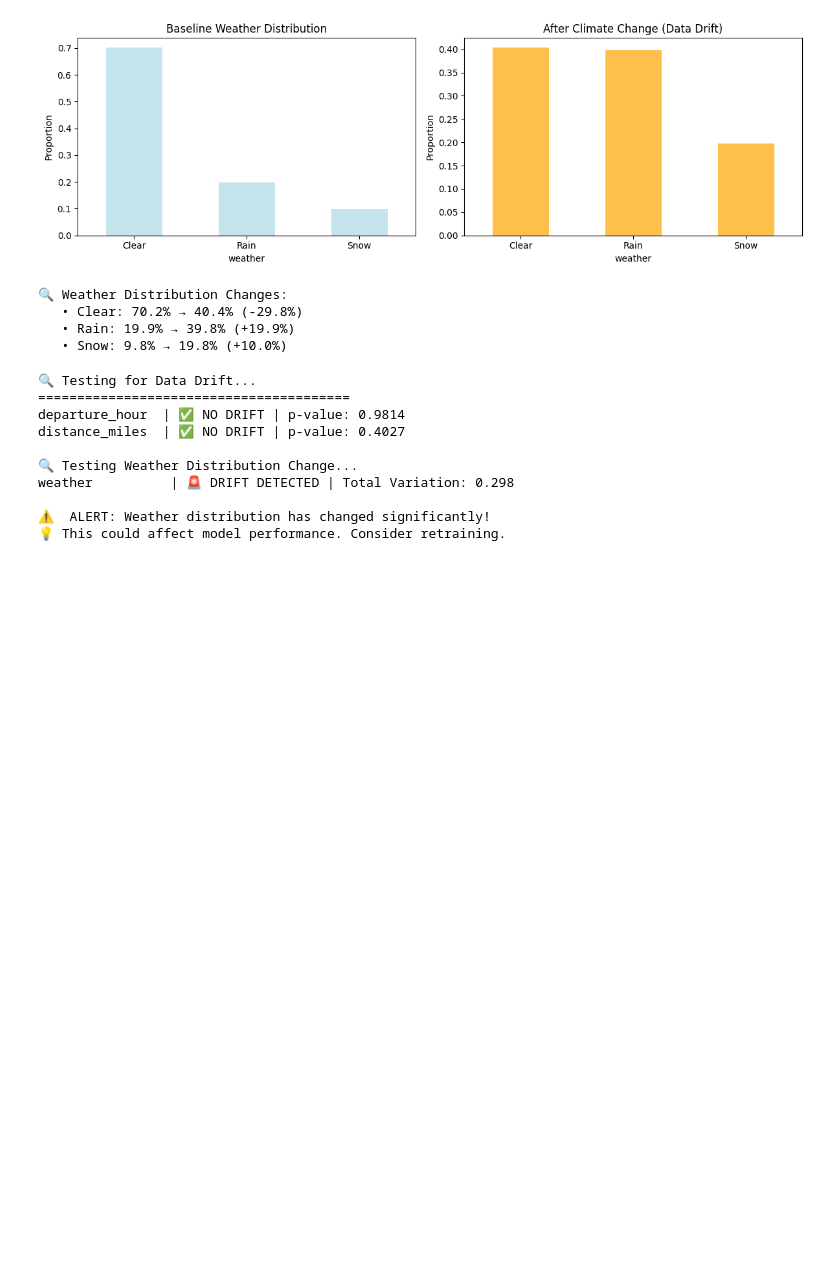
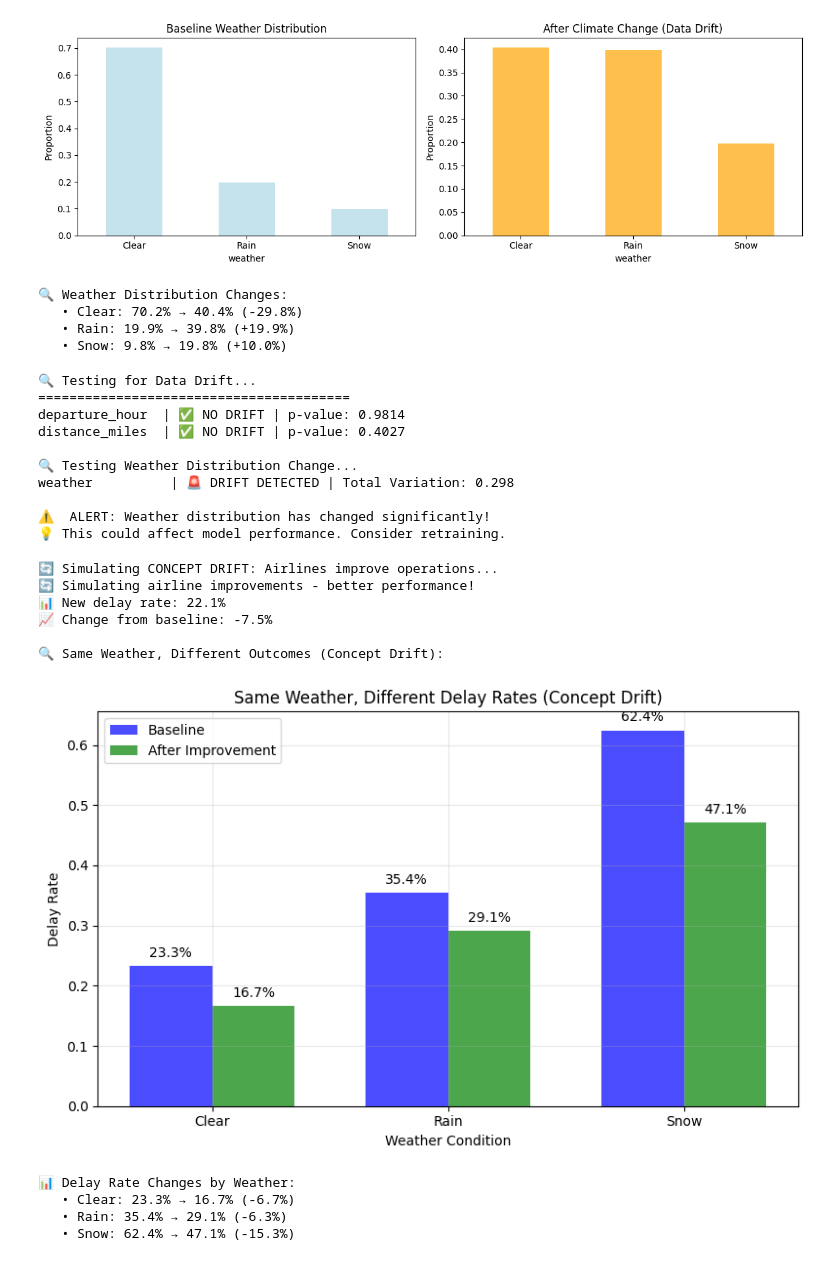
Before and after one commit to mlops-codes/session-demos, a Jupyter notebook: demo-5/drift.ipynb, the cells around one changed output. Saved outputs shown, nothing was run; the diff lists cells and outputs as text; code cells hidden in the pictures; blank space fills up the shorter version.

Commit message:
Concept Drift and Report

```diff
--- a/demo-5/drift.ipynb
+++ b/demo-5/drift.ipynb
@@ -346,3 +346,60 @@ weather          | 🚨 DRIFT DETECTED | Total Variation: 0.298
 
 ⚠️  ALERT: Weather distribution has changed significantly!
 💡 This could affect model performance. Consider retraining.
+# %%
+# Create new data with concept drift (airlines improve)
+print("🔄 Simulating CONCEPT DRIFT: Airlines improve operations...")
+concept_drift_data = create_simple_flight_data(1000, scenario='concept_drift')
+
+print(f"📊 New delay rate: {concept_drift_data['is_delayed'].mean():.1%}")
+print(f"📈 Change from baseline: {concept_drift_data['is_delayed'].mean() - baseline_data['is_delayed'].mean():+.1%}")
+
+# Compare the same weather conditions but different delay rates
+print("\n🔍 Same Weather, Different Outcomes (Concept Drift):")
+
+baseline_weather_delays = baseline_data.groupby('weather')['is_delayed'].mean()
+concept_weather_delays = concept_drift_data.groupby('weather')['is_delayed'].mean()
+
+fig, ax = plt.subplots(figsize=(8, 5))
+x = np.arange(len(baseline_weather_delays))
+width = 0.35
+
+bars1 = ax.bar(x - width/2, baseline_weather_delays.values, width, label='Baseline', alpha=0.7, color='blue')
+bars2 = ax.bar(x + width/2, concept_weather_delays.values, width, label='After Improvement', alpha=0.7, color='green')
+
+ax.set_xlabel('Weather Condition')
+ax.set_ylabel('Delay Rate')
+ax.set_title('Same Weather, Different Delay Rates (Concept Drift)')
+ax.set_xticks(x)
+ax.set_xticklabels(baseline_weather_delays.index)
+ax.legend()
+ax.grid(True, alpha=0.3)
+
+# Add value labels on bars
+for bars in [bars1, bars2]:
+    for bar in bars:
+        height = bar.get_height()
+        ax.text(bar.get_x() + bar.get_width()/2., height + 0.01,
+                f'{height:.1%}', ha='center', va='bottom')
+
+plt.tight_layout()
+plt.show()
+
+print("\n📊 Delay Rate Changes by Weather:")
+for weather in baseline_weather_delays.index:
+    baseline_rate = baseline_weather_delays[weather]
+    concept_rate = concept_weather_delays[weather]
+    change = concept_rate - baseline_rate
+    print(f"   • {weather}: {baseline_rate:.1%} → {concept_rate:.1%} ({change:+.1%})")
+# %% [output]
+🔄 Simulating CONCEPT DRIFT: Airlines improve operations...
+🔄 Simulating airline improvements - better performance!
+📊 New delay rate: 22.1%
+📈 Change from baseline: -7.5%
+
+🔍 Same Weather, Different Outcomes (Concept Drift):
+[figure, added]
+📊 Delay Rate Changes by Weather:
+   • Clear: 23.3% → 16.7% (-6.7%)
+   • Rain: 35.4% → 29.1% (-6.3%)
+   • Snow: 62.4% → 47.1% (-15.3%)
```
Also changed, not shown: parts of 1 cell of this notebook.
